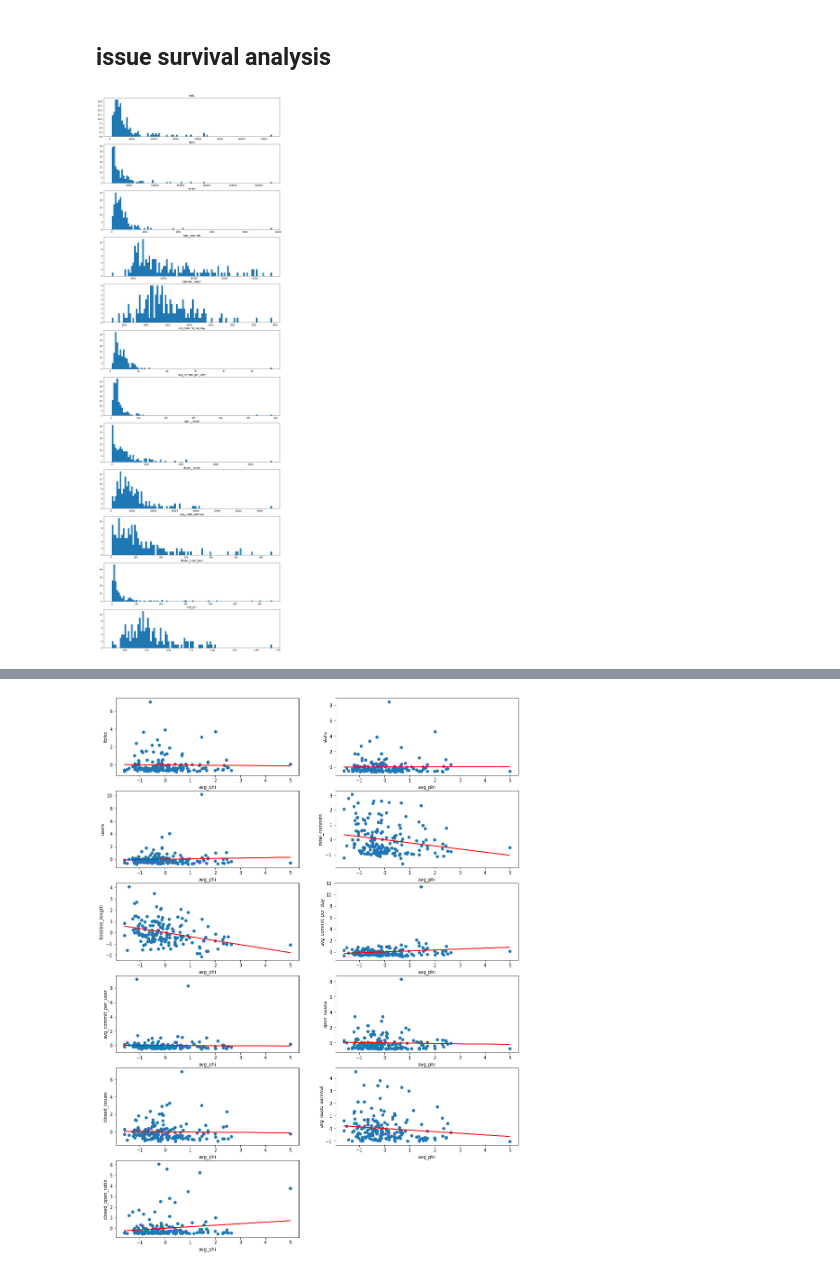
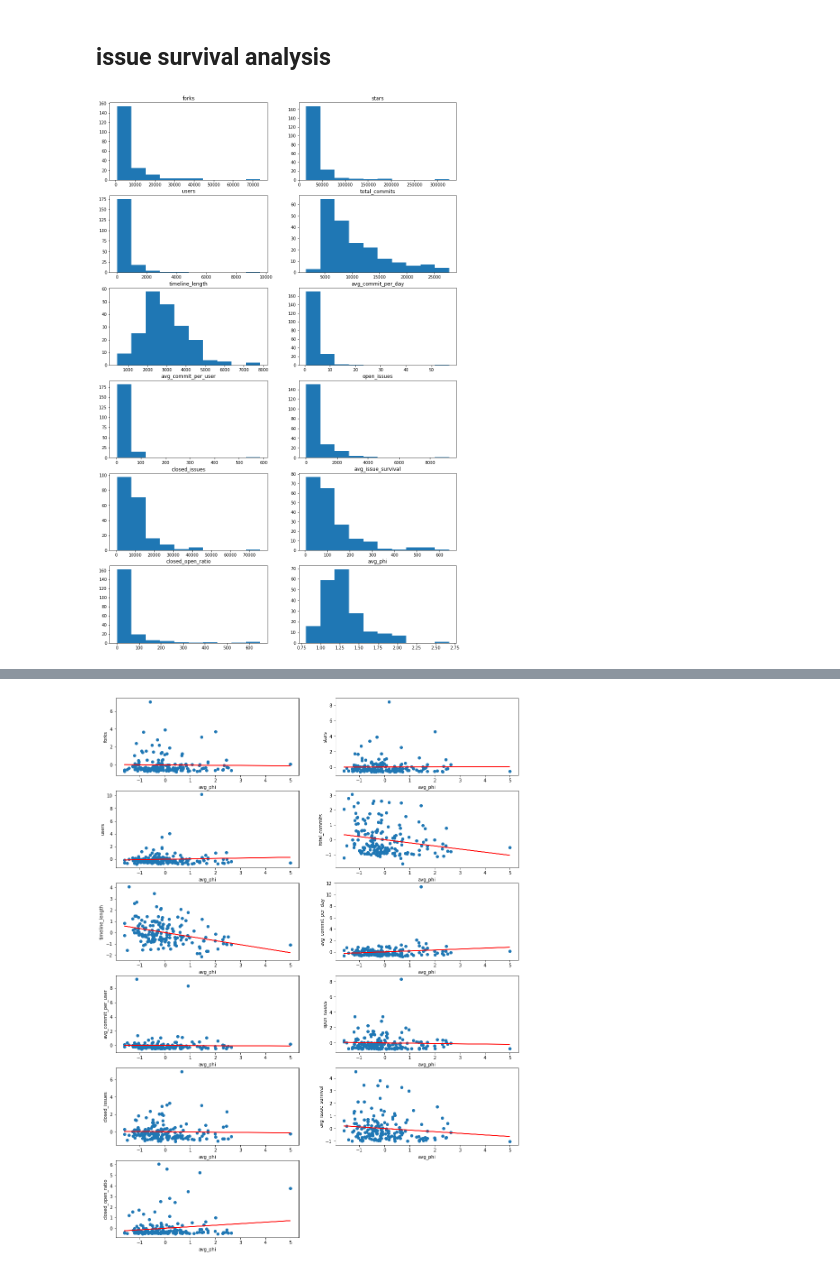
Before and after one commit to s-omranpour/Social-Phi, a Jupyter notebook: examples/data/data analysis.ipynb, the cells around one changed output, grey strips where cells are left out. Cells and saved outputs as stored; diff of their text form; code cells hidden in the pictures.

Commit message:
data ready

```diff
--- a/examples/data/data analysis.ipynb
+++ b/examples/data/data analysis.ipynb
@@ -69,9 +69,8 @@ df = pd.DataFrame(
              'total_commits', 'timeline_length','avg_commit_per_day', 'avg_commit_per_user',
              'open_issues', 'closed_issues', 'avg_issue_survival',
              'closed_open_ratio', 'avg_phi'])
-for file in tqdm(os.listdir(path)):
-    if '____' in file:
-        df = df.append(load_data(file), ignore_index=True)
+for file in os.listdir(path):
+    df = df.append(load_data(file), ignore_index=True)
 df = df.astype(float)
 print(df.shape)
 df.describe()
@@ -126,16 +125,16 @@ df.describe()
 # %%
-bins = 100
+bins = 10
 n = len(df.columns)
 
-plt.figure(figsize=(15,n*4))
+plt.figure(figsize=(15,n*2))
 for i,col in enumerate(df.columns):
-    plt.subplot(n,1,i+1)
+    plt.subplot(int(np.round(n/2)), 2, i+1)
     plt.title(col)
     plt.hist(df[col], bins)
 
 plt.show()
 # %% [output]
-[figure, old version]
+[figure, new version]
 # %%
 from scipy import stats as sci_stats
 from sklearn.metrics import mutual_info_score, normalized_mutual_info_score, adjusted_mutual_info_score
```
Also changed, not shown: parts of 6 cells of this notebook, 47 other files.
